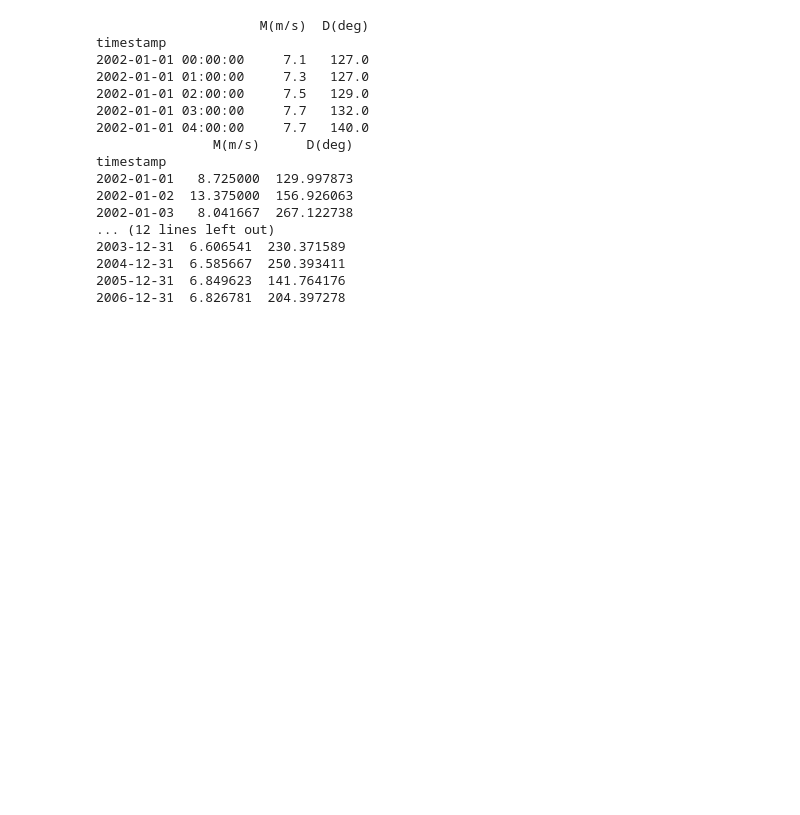
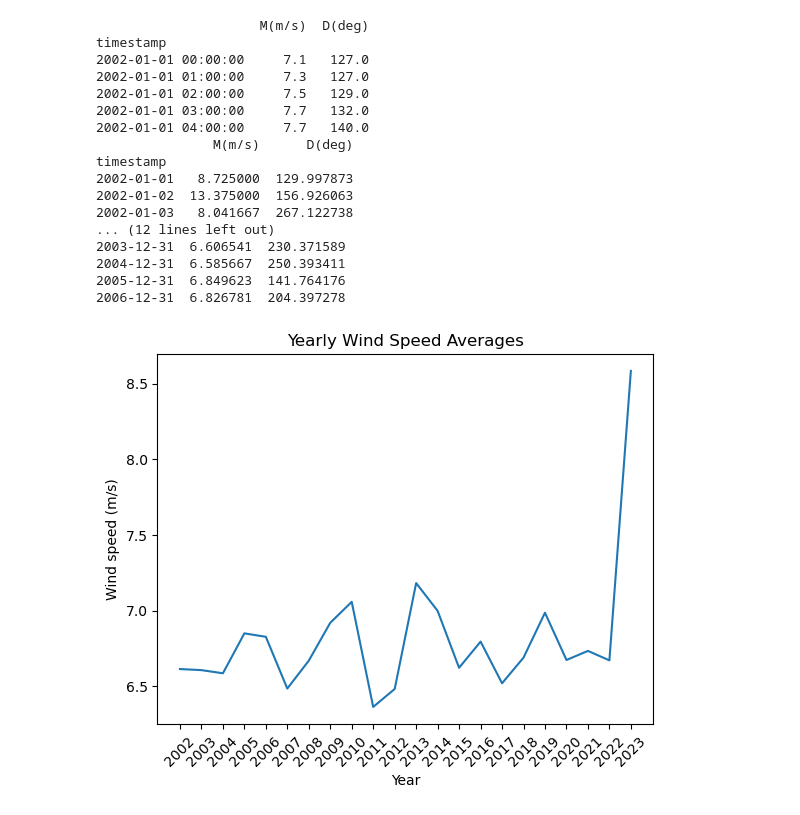
Before and after one commit to ecampmany/wind, a Jupyter notebook: average_wind.ipynb, the cells around one changed output. Cells and saved outputs as stored; diff of their text form; code cells hidden in the pictures; blank space fills up the shorter version.

Commit message:
added plot

```diff
--- a/average_wind.ipynb
+++ b/average_wind.ipynb
@@ -72,3 +72,19 @@ timestamp
 2004-12-31  6.585667  250.393411
 2005-12-31  6.849623  141.764176
 2006-12-31  6.826781  204.397278
+# %%
+import matplotlib.pyplot as plt
+
+# Plot the yearly averages
+plt.plot(yearly_averages.index, yearly_averages['M(m/s)'])
+
+# Set the x-axis tick labels to show only the year
+plt.xticks(yearly_averages.index, [d.strftime('%Y') for d in yearly_averages.index], rotation=45)
+
+# Add labels and title
+plt.xlabel('Year')
+plt.ylabel('Wind speed (m/s)')
+plt.title('Yearly Wind Speed Averages')
+plt.show()
+# %% [output]
+[figure, added]
```
Also changed, not shown: parts of 3 cells of this notebook, 1 other file.
